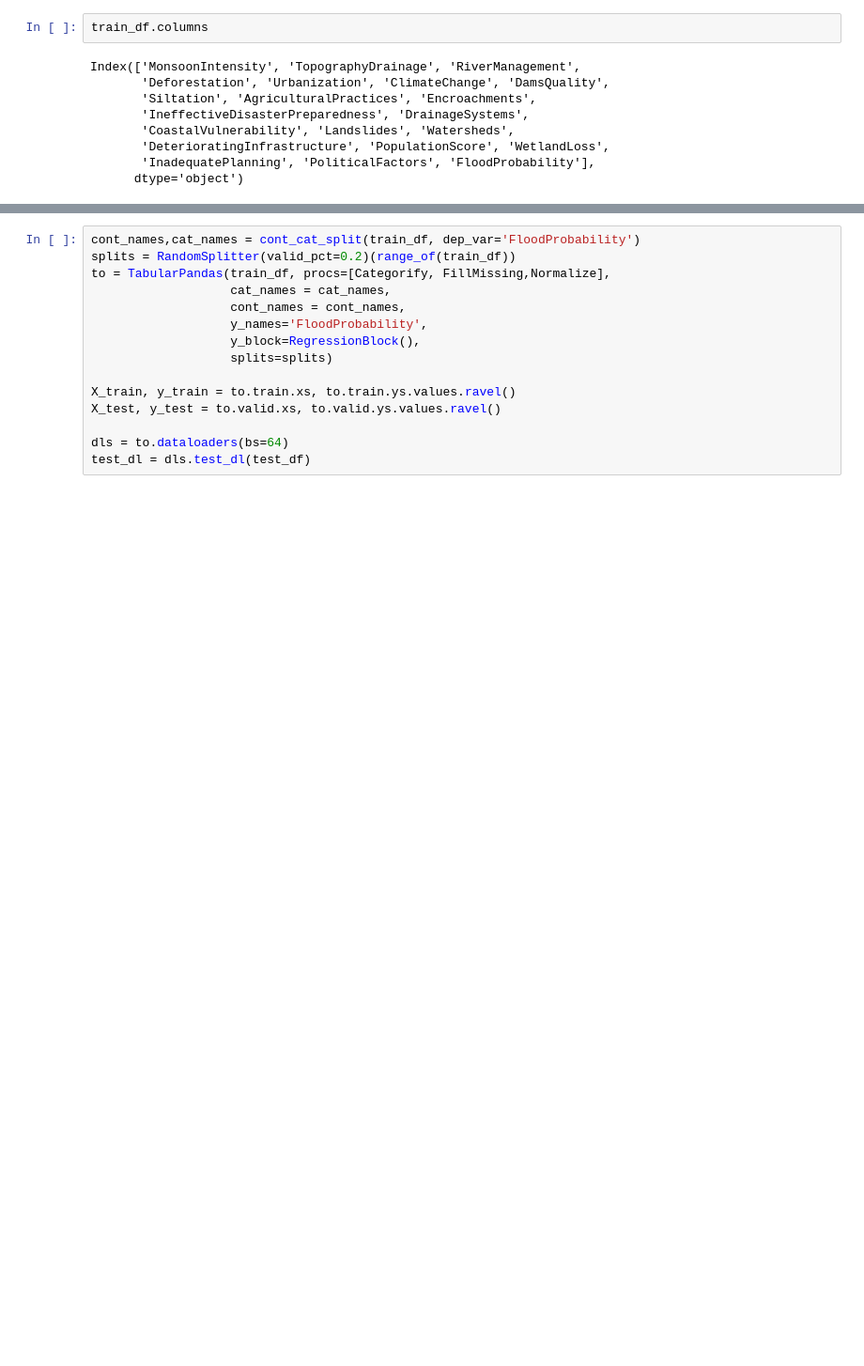
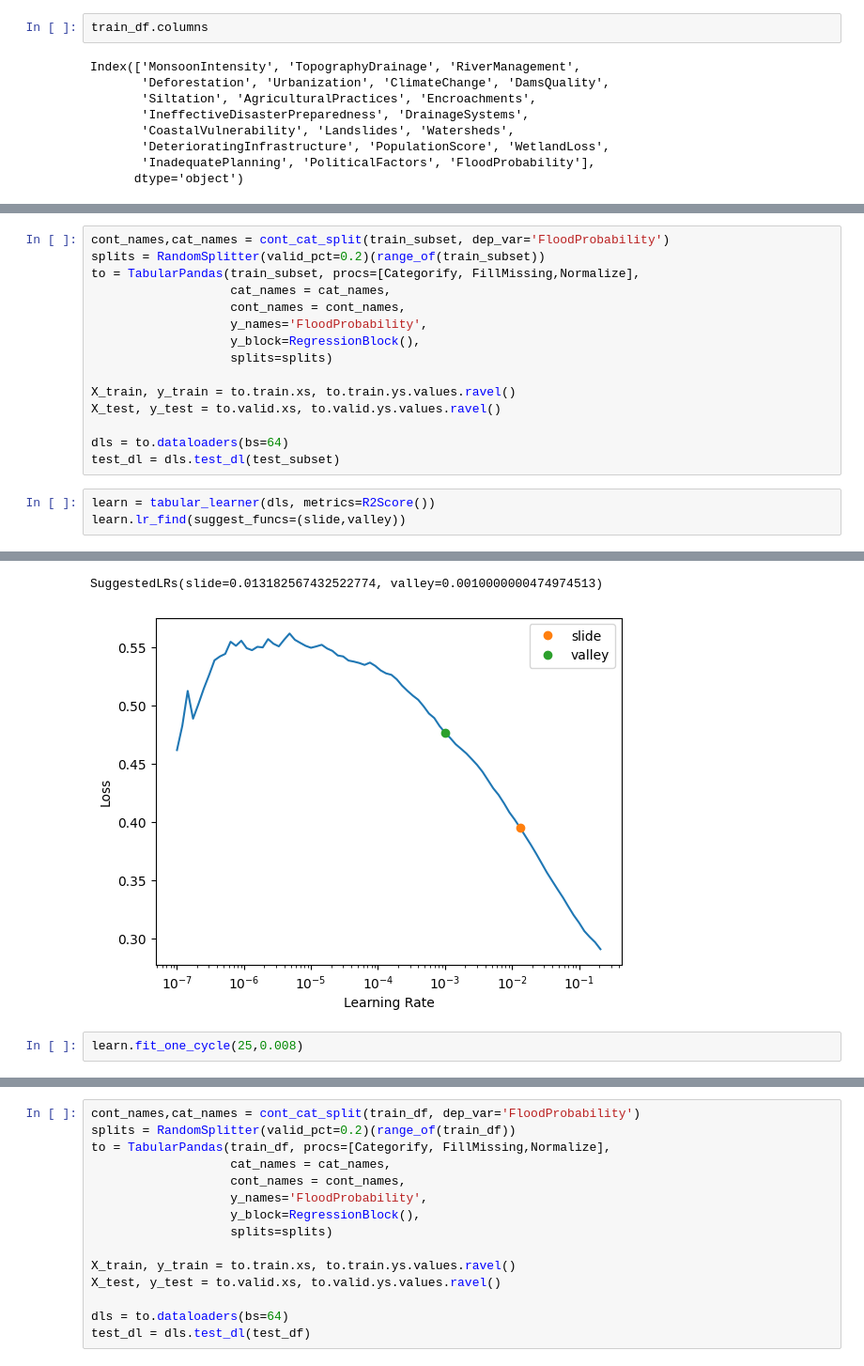
Before and after one commit to rubanzasilva/flood_prediction, a Jupyter notebook: s04e05_fastai_exp1.ipynb, the cells around one changed output, grey strips where cells are left out. Shown: that part at 94% size. Cells and saved outputs as stored; diff of their text form; blank space fills up the shorter version.

```diff
--- a/s04e05_fastai_exp1.ipynb
+++ b/s04e05_fastai_exp1.ipynb
@@ -152,0 +139,19 @@ Index(['MonsoonIntensity', 'TopographyDrainage', 'RiverManagement',
+# %%
+cont_names,cat_names = cont_cat_split(train_subset, dep_var='FloodProbability')
+splits = RandomSplitter(valid_pct=0.2)(range_of(train_subset))
+to = TabularPandas(train_subset, procs=[Categorify, FillMissing,Normalize],
+                   cat_names = cat_names,
+                   cont_names = cont_names,
+                   y_names='FloodProbability',
+                   y_block=RegressionBlock(),
+                   splits=splits)
+
+X_train, y_train = to.train.xs, to.train.ys.values.ravel()
+X_test, y_test = to.valid.xs, to.valid.ys.values.ravel()
+
+dls = to.dataloaders(bs=64)
+test_dl = dls.test_dl(test_subset)
+# %%
+learn = tabular_learner(dls, metrics=R2Score())
+learn.lr_find(suggest_funcs=(slide,valley))
+# %% [output]
@@ -152,0 +159,4 @@ Index(['MonsoonIntensity', 'TopographyDrainage', 'RiverManagement',
+SuggestedLRs(slide=0.013182567432522774, valley=0.0010000000474974513)
+[figure, added]
+# %%
+learn.fit_one_cycle(25,0.008)
```
Also changed, not shown: parts of 46 cells of this notebook.
